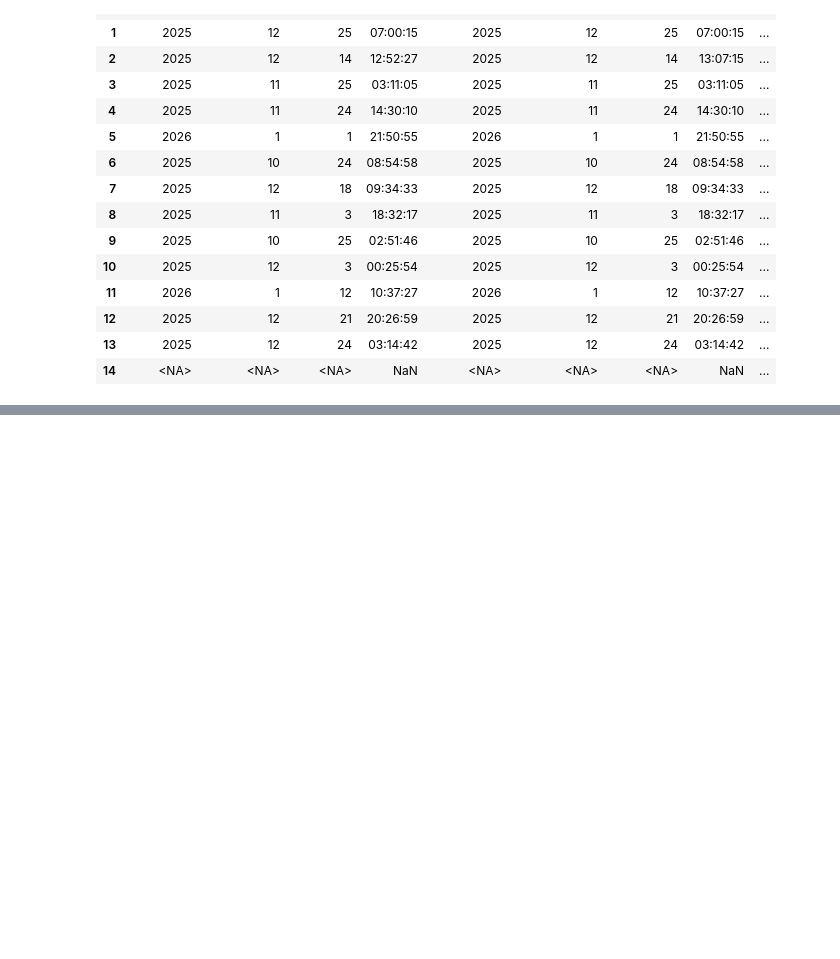
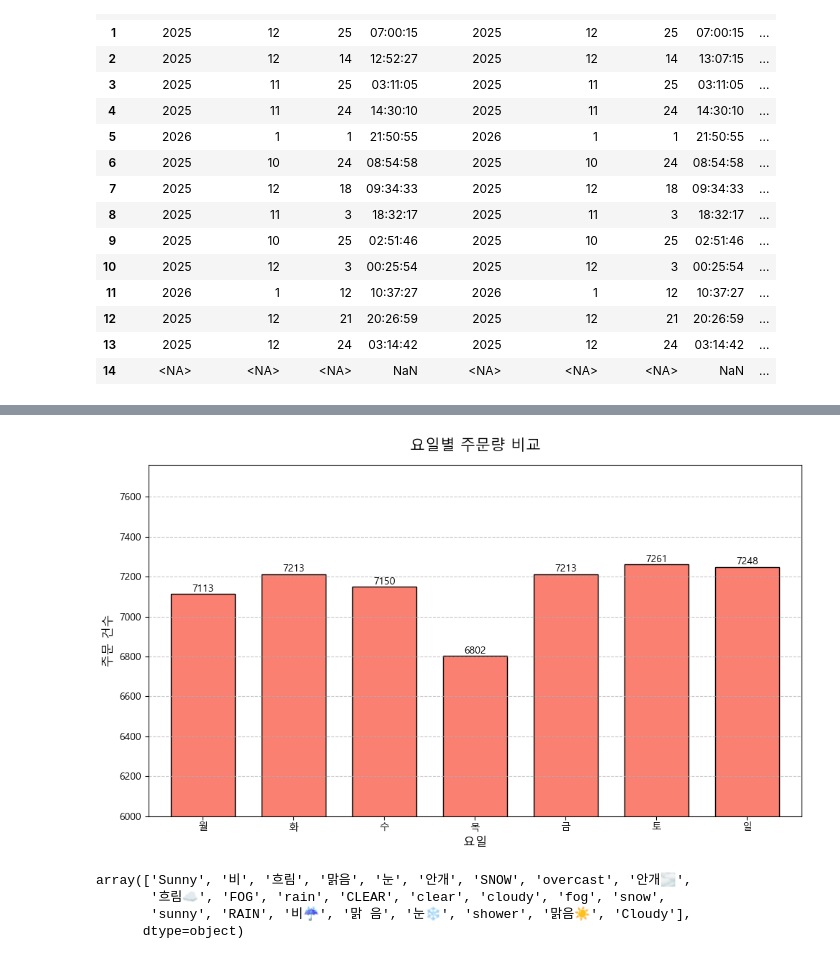
Before and after one commit to sooinp/Desktop, a Jupyter notebook: VSCode/통계분석2/0115.ipynb, the cells around one changed output, grey strips where cells are left out. Drawn from its saved outputs; the diff is of its cells as text; code cells hidden in the pictures; blank space fills up the shorter version.

```diff
--- a/VSCode/통계분석2/0115.ipynb
+++ b/VSCode/통계분석2/0115.ipynb
@@ -122,0 +219,35 @@ df2.head(15)
+# %%
+plt.figure(figsize=(10, 6))
+
+# 요일 데이터  전처리
+week = ['월', '화', '수', '목', '금', '토', '일']
+dow_counts = df['dow'].value_counts().sort_index()
+dow_counts.index = [week[i] for i in dow_counts.index]
+
+ax1 = dow_counts.plot(kind='bar', color='salmon', edgecolor='black', width=0.7)
+
+# Y축 범위 설정
+plt.ylim(6000, dow_counts.max() + 500)
+
+plt.title('요일별 주문량 비교', fontsize=15, pad=15)
+plt.xlabel('요일', fontsize=12)
+plt.ylabel('주문 건수', fontsize=12)
+plt.xticks(rotation=0)
+plt.grid(axis='y', linestyle='--', alpha=0.7)
+
+# 막대 위 숫자 표시
+for p in ax1.patches:
+    ax1.annotate(f'{int(p.get_height())}', (p.get_x() + p.get_width()/2., p.get_height()),
+                ha='center', va='center', xytext=(0, 5), textcoords='offset points')
+
+plt.tight_layout()
+plt.show()
+# %% [output]
+[figure, added]
+# %%
+df['weather'].unique()
+# %% [output]
+array(['Sunny', '비', '흐림', '맑음', '눈', '안개', 'SNOW', 'overcast', '안개🌫',
+       '흐림☁', 'FOG', 'rain', 'CLEAR', 'clear', 'cloudy', 'fog', 'snow',
+       'sunny', 'RAIN', '비☔', '맑 음', '눈❄', 'shower', '맑음☀', 'Cloudy'],
+      dtype=object)
```
Also changed, not shown: parts of 9 cells of this notebook, 3 other files.
